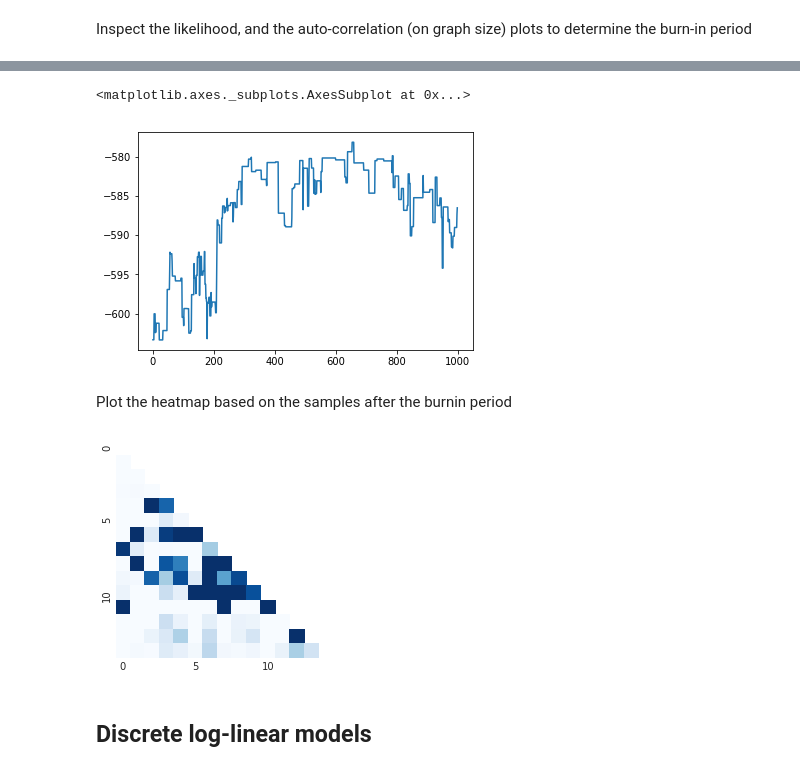
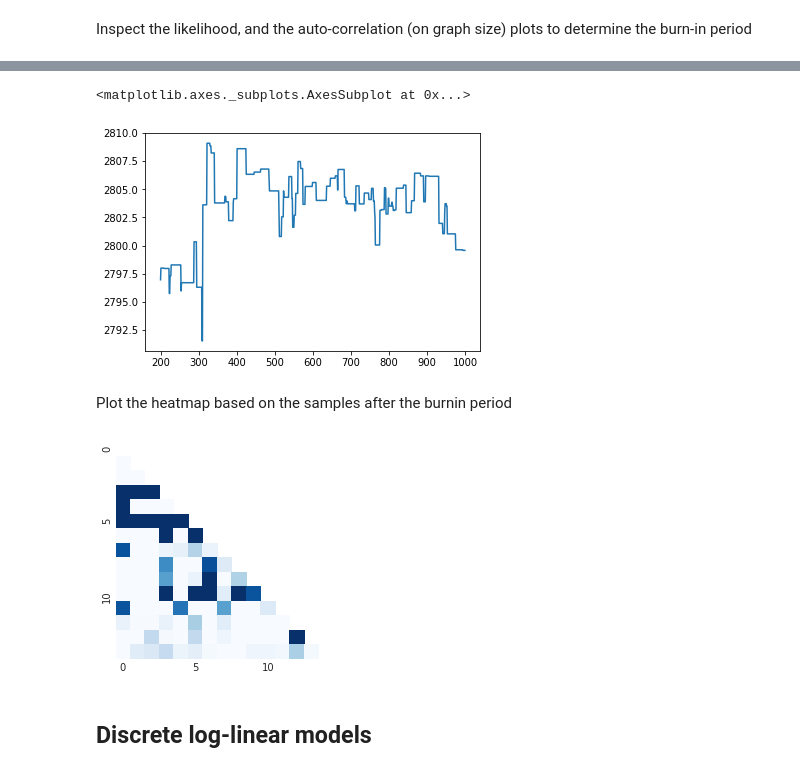
Before and after one commit to felixleopoldo/trilearn, a Jupyter notebook: example.ipynb, the cells around one changed output, grey strips where cells are left out. Cells and saved outputs as stored; diff of their text form; code cells hidden in the pictures.

```diff
--- a/example.ipynb
+++ b/example.ipynb
@@ -36,14 +36,14 @@ graph_traj.autocorrelation_size().plot()
 # %%
-graph_traj.likelihood().plot()
+graph_traj.likelihood()[200:].plot()
 # %% [output]
 <matplotlib.axes._subplots.AxesSubplot at 0x...>
-[figure, old version]
+[figure, new version]
 # %% [markdown]
 Plot the heatmap based on the samples after the burnin period
 # %%
-graph_traj.plot_heatmap(from_index=300)
+graph_traj.plot_heatmap(from_index=200)
 # %% [output]
-[figure, old version]
+[figure, new version]
 # %% [markdown]
 ## Discrete log-linear models
 # %% [markdown]
```
Also changed, not shown: parts of 26 cells of this notebook, 4 other files.
